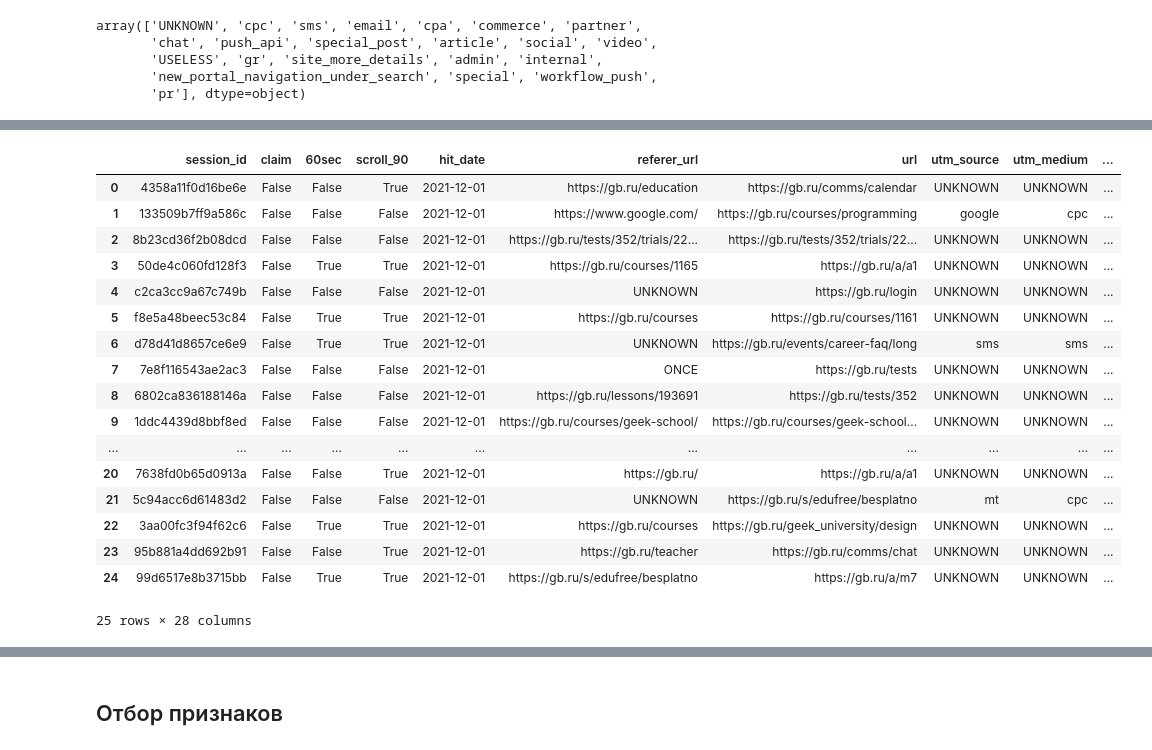
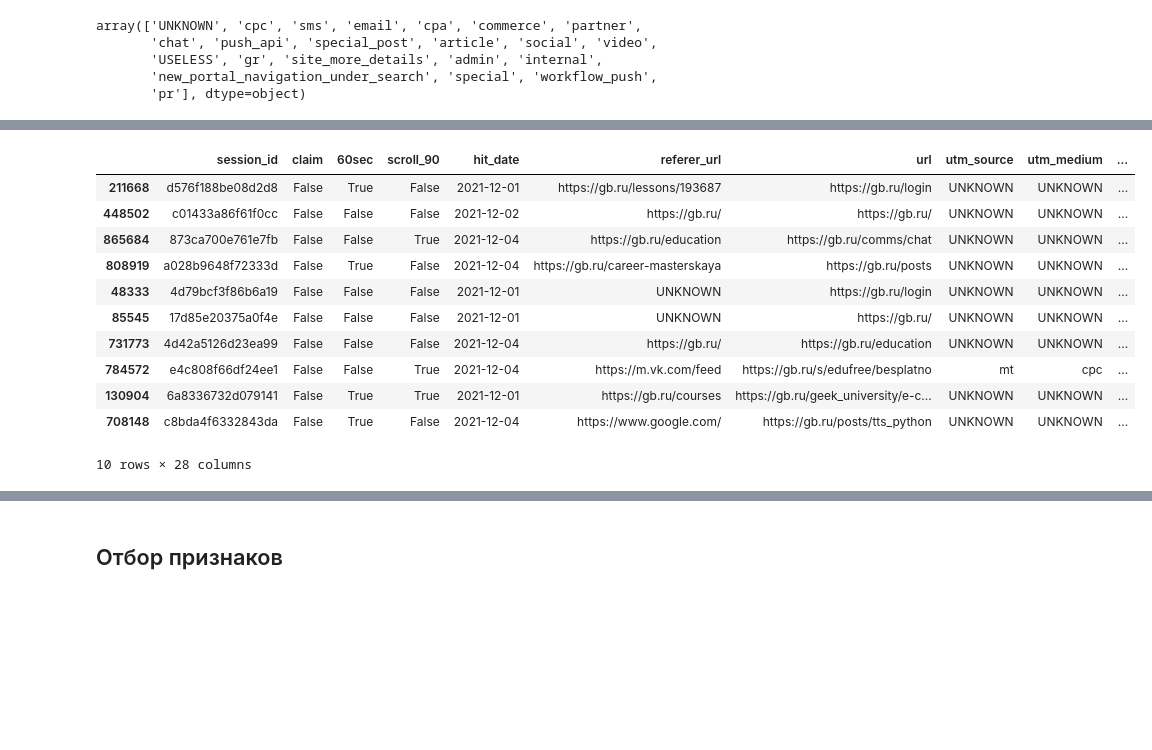
Before and after one commit to nglaz0v/DS_bootcamp, a Jupyter notebook: 5-ANN_CV/project_5.ipynb, the cells around one changed output, grey strips where cells are left out. Drawn from its saved outputs; the diff is of its cells as text; code cells hidden in the pictures; blank space fills up the shorter version.

```diff
--- a/5-ANN_CV/project_5.ipynb
+++ b/5-ANN_CV/project_5.ipynb
@@ -512,21 +531,15 @@ Index(['d78d41d8657ce6e9', '0baadd6ca0686612', '5c94acc6d61483d2',
 # %%
-gb_data.head(25)
+gb_data.sample(n=10, random_state=42)
 # %% [output]
 |  | session_id | claim | 60sec | scroll_90 | hit_date | referer_url | url | utm_source | utm_medium | ... |
-| 0 | 4358a11f0d16be6e | False | False | True | 2021-12-01 | https://gb.ru/education | https://gb.ru/comms/calendar | UNKNOWN | UNKNOWN | ... |
-| 1 | 133509b7ff9a586c | False | False | False | 2021-12-01 | https://www.google.com/ | https://gb.ru/courses/programming | google | cpc | ... |
-| 2 | 8b23cd36f2b08dcd | False | False | False | 2021-12-01 | https://gb.ru/tests/352/trials/22... | https://gb.ru/tests/352/trials/22... | UNKNOWN | UNKNOWN | ... |
-| 3 | 50de4c060fd128f3 | False | True | True | 2021-12-01 | https://gb.ru/courses/1165 | https://gb.ru/a/a1 | UNKNOWN | UNKNOWN | ... |
-| 4 | c2ca3cc9a67c749b | False | False | False | 2021-12-01 | UNKNOWN | https://gb.ru/login | UNKNOWN | UNKNOWN | ... |
-| 5 | f8e5a48beec53c84 | False | True | True | 2021-12-01 | https://gb.ru/courses | https://gb.ru/courses/1161 | UNKNOWN | UNKNOWN | ... |
-| 6 | d78d41d8657ce6e9 | False | True | True | 2021-12-01 | UNKNOWN | https://gb.ru/events/career-faq/long | sms | sms | ... |
-| 7 | 7e8f116543ae2ac3 | False | False | False | 2021-12-01 | ONCE | https://gb.ru/tests | UNKNOWN | UNKNOWN | ... |
-| 8 | 6802ca836188146a | False | False | False | 2021-12-01 | https://gb.ru/lessons/193691 | https://gb.ru/tests/352 | UNKNOWN | UNKNOWN | ... |
-| 9 | 1ddc4439d8bbf8ed | False | False | False | 2021-12-01 | https://gb.ru/courses/geek-school/ | https://gb.ru/courses/geek-school... | UNKNOWN | UNKNOWN | ... |
-| ... | ... | ... | ... | ... | ... | ... | ... | ... | ... | ... |
-| 20 | 7638fd0b65d0913a | False | False | True | 2021-12-01 | https://gb.ru/ | https://gb.ru/a/a1 | UNKNOWN | UNKNOWN | ... |
-| 21 | 5c94acc6d61483d2 | False | False | False | 2021-12-01 | UNKNOWN | https://gb.ru/s/edufree/besplatno | mt | cpc | ... |
-| 22 | 3aa00fc3f94f62c6 | False | True | True | 2021-12-01 | https://gb.ru/courses | https://gb.ru/geek_university/design | UNKNOWN | UNKNOWN | ... |
-| 23 | 95b881a4dd692b91 | False | False | True | 2021-12-01 | https://gb.ru/teacher | https://gb.ru/comms/chat | UNKNOWN | UNKNOWN | ... |
-| 24 | 99d6517e8b3715bb | False | True | True | 2021-12-01 | https://gb.ru/s/edufree/besplatno | https://gb.ru/a/m7 | UNKNOWN | UNKNOWN | ... |
+| 211668 | d576f188be08d2d8 | False | True | False | 2021-12-01 | https://gb.ru/lessons/193687 | https://gb.ru/login | UNKNOWN | UNKNOWN | ... |
+| 448502 | c01433a86f61f0cc | False | False | False | 2021-12-02 | https://gb.ru/ | https://gb.ru/ | UNKNOWN | UNKNOWN | ... |
+| 865684 | 873ca700e761e7fb | False | False | True | 2021-12-04 | https://gb.ru/education | https://gb.ru/comms/chat | UNKNOWN | UNKNOWN | ... |
+| 808919 | a028b9648f72333d | False | True | False | 2021-12-04 | https://gb.ru/career-masterskaya | https://gb.ru/posts | UNKNOWN | UNKNOWN | ... |
+| 48333 | 4d79bcf3f86b6a19 | False | False | False | 2021-12-01 | UNKNOWN | https://gb.ru/login | UNKNOWN | UNKNOWN | ... |
+| 85545 | 17d85e20375a0f4e | False | False | False | 2021-12-01 | UNKNOWN | https://gb.ru/ | UNKNOWN | UNKNOWN | ... |
+| 731773 | 4d42a5126d23ea99 | False | False | False | 2021-12-04 | https://gb.ru/ | https://gb.ru/education | UNKNOWN | UNKNOWN | ... |
+| 784572 | e4c808f66df24ee1 | False | False | True | 2021-12-04 | https://m.vk.com/feed | https://gb.ru/s/edufree/besplatno | mt | cpc | ... |
+| 130904 | 6a8336732d079141 | False | True | True | 2021-12-01 | https://gb.ru/courses | https://gb.ru/geek_university/e-c... | UNKNOWN | UNKNOWN | ... |
+| 708148 | c8bda4f6332843da | False | True | False | 2021-12-04 | https://www.google.com/ | https://gb.ru/posts/tts_python | UNKNOWN | UNKNOWN | ... |
-25 rows × 28 columns
+10 rows × 28 columns
```
Also changed, not shown: parts of 54 cells of this notebook.
